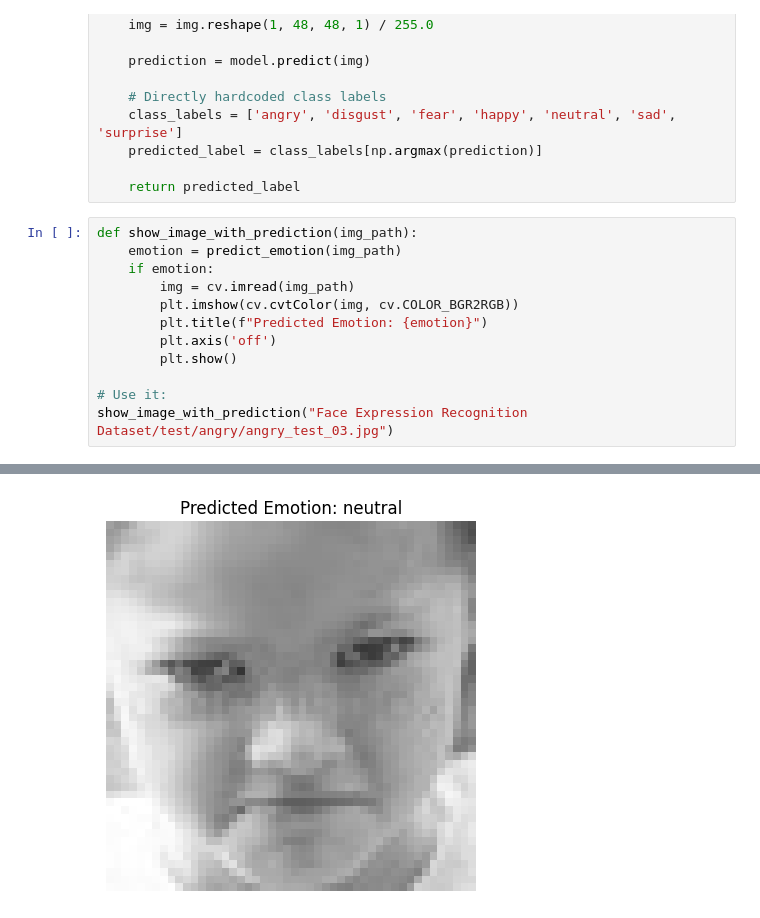
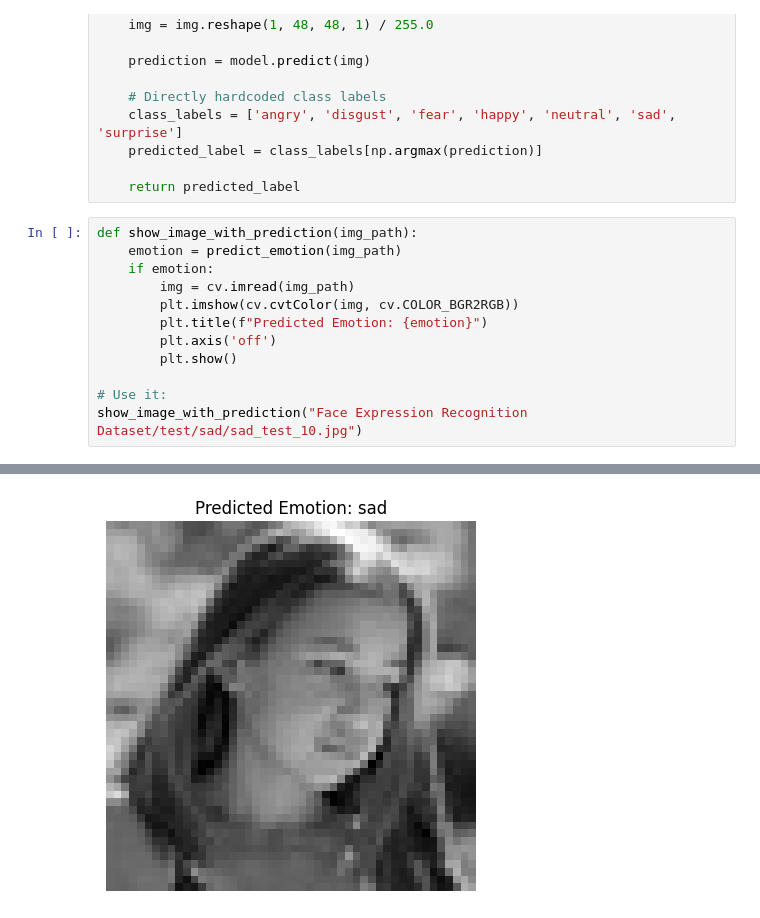
Before and after one commit to Wills17/Mood-Dectector-Playground, a Jupyter notebook: model_train.ipynb, the cells around one changed output, grey strips where cells are left out. Saved outputs shown, nothing was run; the diff lists cells and outputs as text.

```diff
--- a/model_train.ipynb
+++ b/model_train.ipynb
@@ -415,5 +413,5 @@ def show_image_with_prediction(img_path):
         plt.show()
 
 # Use it:
-show_image_with_prediction("Face Expression Recognition Dataset/test/angry/angry_test_03.jpg")
+show_image_with_prediction("Face Expression Recognition Dataset/test/sad/sad_test_10.jpg")
 # %% [output]
@@ -421,2 +419,2 @@ show_image_with_prediction("Face Expression Recognition Dataset/test/angry/angry
-[figure, old version]
+[figure, new version]
 # %%
```
Also changed, not shown: parts of 4 cells of this notebook, 1 other file.
